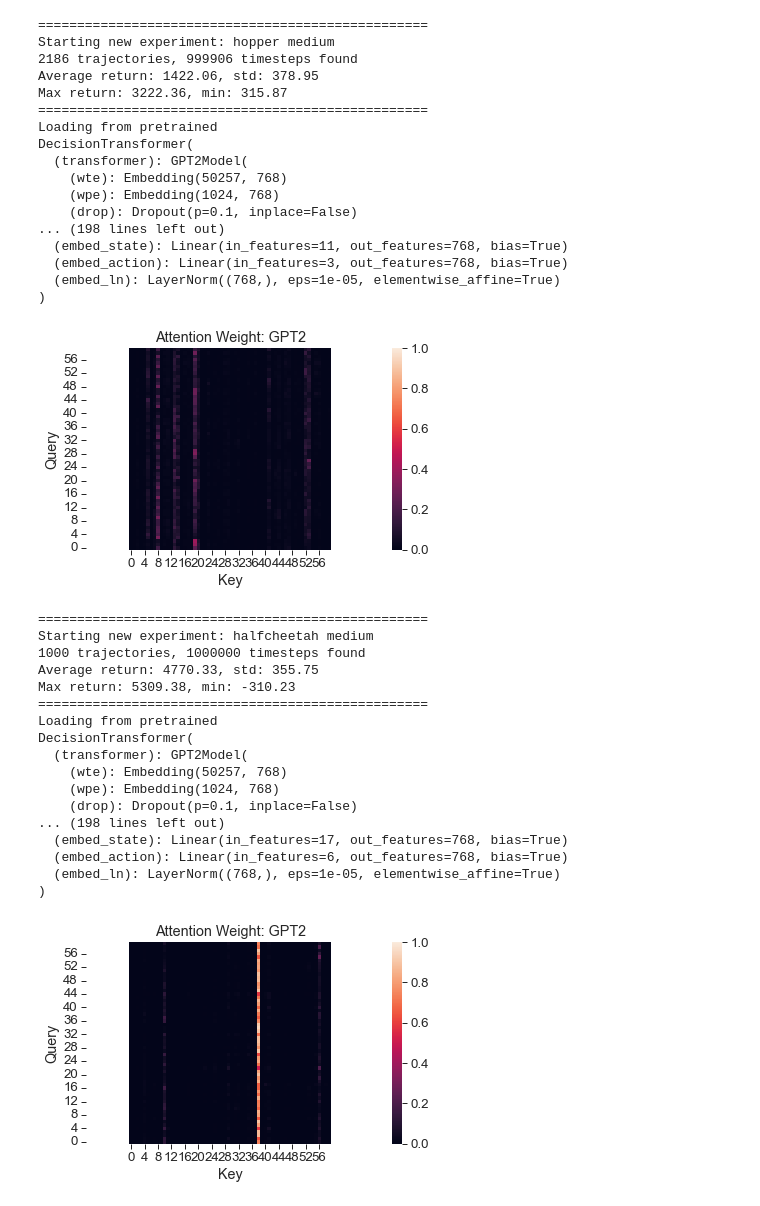
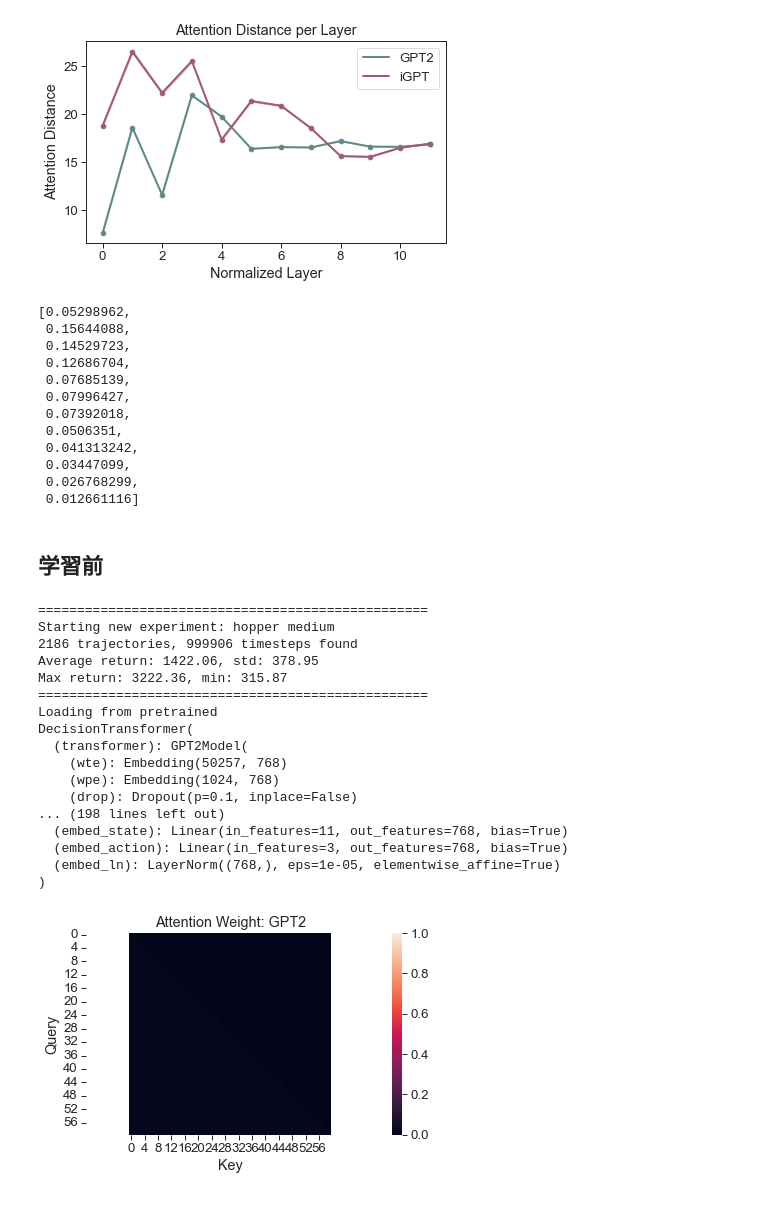
Before and after one commit to t46/can-wikipedia-help-offline-rl, a Jupyter notebook: code/notebooks/attention.ipynb, the cells around one changed output. Drawn from its saved outputs; the diff is of its cells as text; code cells hidden in the pictures.

```diff
--- a/code/notebooks/attention.ipynb
+++ b/code/notebooks/attention.ipynb
@@ -29,11 +2810,54 @@ import matplotlib.pyplot as plt
+# %%
+att_dist_mean_2_normalized = []
+att_dist_std_2_normalized = []
+for i in range(len(att_dist_std_2)//2):
+    att_dist_mean_2_normalized.append(att_dist_mean_2[i * 2: (i + 1) * 2].mean())
+    att_dist_std_2_normalized.append(att_dist_std_2[i * 2: (i + 1) * 2].mean())
+att_dist_mean_2_normalized = np.array(att_dist_mean_2_normalized)
+att_dist_std_2_normalized = np.array(att_dist_std_2_normalized)
+# %%
+plt.fill_between(np.arange(len(att_dist_mean_1)), att_dist_mean_1 - att_dist_std_1, att_dist_mean_1 + att_dist_std_1, alpha=0.3, color=(0.372, 0.537, 0.537))
+plt.plot(att_dist_mean_1, color=(0.372, 0.537, 0.537), label='GPT2')
+plt.scatter(np.arange(len(att_dist_mean_1)), att_dist_mean_1, color=(0.372, 0.537, 0.537))
+
+plt.fill_between(np.arange(len(att_dist_mean_1)), att_dist_mean_2_normalized - att_dist_std_2_normalized, att_dist_mean_2_normalized + att_dist_std_2_normalized, alpha=0.3, color=(0.627, 0.352, 0.470))
+plt.plot(att_dist_mean_2_normalized, color=(0.627, 0.352, 0.470), label='iGPT')
+plt.scatter(np.arange(len(att_dist_mean_1)), att_dist_mean_2_normalized, color=(0.627, 0.352, 0.470))
+
+plt.xlabel('Normalized Layer')
+plt.ylabel('Attention Distance')
+plt.title(f'Attention Distance per Layer')
+plt.legend()
+plt.tight_layout()
+plt.savefig(f'figs/att_dist_after_gpt2_igpt_{env_name}_{dataset_name}_{seed}.pdf')
+plt.show()
+# %% [output]
+[figure, added]
+# %%
+att_dist_std_2_normalized
+# %% [output]
+[0.05298962,
+ 0.15644088,
+ 0.14529723,
+ 0.12686704,
+ 0.07685139,
+ 0.07996427,
+ 0.07392018,
+ 0.0506351,
+ 0.041313242,
+ 0.03447099,
+ 0.026768299,
+ 0.012661116]
+# %% [markdown]
+## 学習前
 # %%
 seed = 666
 
 model_name = 'gpt2'
 
-env_name_list = ['hopper', 'halfcheetah', 'walker2d']
+env_name_list = ['hopper']  # ['hopper', 'halfcheetah', 'walker2d']
 
-layer = 1
+layer = 5
 batchid = 0
 
 for env_name in env_name_list:
@@ -320,53 +3144,35 @@ for env_name in env_name_list:
     query = activation[f'{layer}.attn.c_attn'][batchid, :, :768]  # 0, 5, 11
     key = activation[f'{layer}.attn.c_attn'][batchid, :, 768: 1536]  # 0, 5, 11
 
-    att_weight_mat = torch.softmax(torch.matmul(query, key.t()) / np.sqrt(768), dim=1)
+    att_weight_mat = torch.tril(torch.softmax(torch.matmul(query, key.t()) / np.sqrt(768), dim=1))
 
     # ax = sns.heatmap(att_weight_mat, vmin=0, vmax=0.03)
     ax = sns.heatmap(att_weight_mat, vmin=0, vmax=1)
     ax.axis('equal')
-    plt.ylim(0, K * 3)
-    plt.xlim(0, K * 3)
+    # plt.ylim(0, K * 3)
+    # plt.xlim(0, K * 3)
     plt.xlabel('Key')
     plt.ylabel('Query')
     plt.title(f'Attention Weight: {model_name.upper()}')
     plt.tight_layout()
     plt.savefig(f'figs/attention_{model_name}_{env_name}_{dataset_name}_{seed}_layer{layer}_batchid{batchid}.pdf')
     plt.show()
 # %% [output]
 ==================================================
 Starting new experiment: hopper medium
 2186 trajectories, 999906 timesteps found
 Average return: 1422.06, std: 378.95
 Max return: 3222.36, min: 315.87
 ==================================================
 Loading from pretrained
 DecisionTransformer(
   (transformer): GPT2Model(
     (wte): Embedding(50257, 768)
     (wpe): Embedding(1024, 768)
     (drop): Dropout(p=0.1, inplace=False)
 ... (198 lines left out)
   (embed_state): Linear(in_features=11, out_features=768, bias=True)
   (embed_action): Linear(in_features=3, out_features=768, bias=True)
   (embed_ln): LayerNorm((768,), eps=1e-05, elementwise_affine=True)
 )
-[figure, old version]
+[figure, new version]
-==================================================
-Starting new experiment: halfcheetah medium
-1000 trajectories, 1000000 timesteps found
-Average return: 4770.33, std: 355.75
-Max return: 5309.38, min: -310.23
-==================================================
-Loading from pretrained
-DecisionTransformer(
-  (transformer): GPT2Model(
-    (wte): Embedding(50257, 768)
-    (wpe): Embedding(1024, 768)
-    (drop): Dropout(p=0.1, inplace=False)
-... (198 lines left out)
-  (embed_state): Linear(in_features=17, out_features=768, bias=True)
-  (embed_action): Linear(in_features=6, out_features=768, bias=True)
-  (embed_ln): LayerNorm((768,), eps=1e-05, elementwise_affine=True)
-)
-[figure, removed]
```
Also changed, not shown: parts of 16 cells of this notebook, 8 other files.
